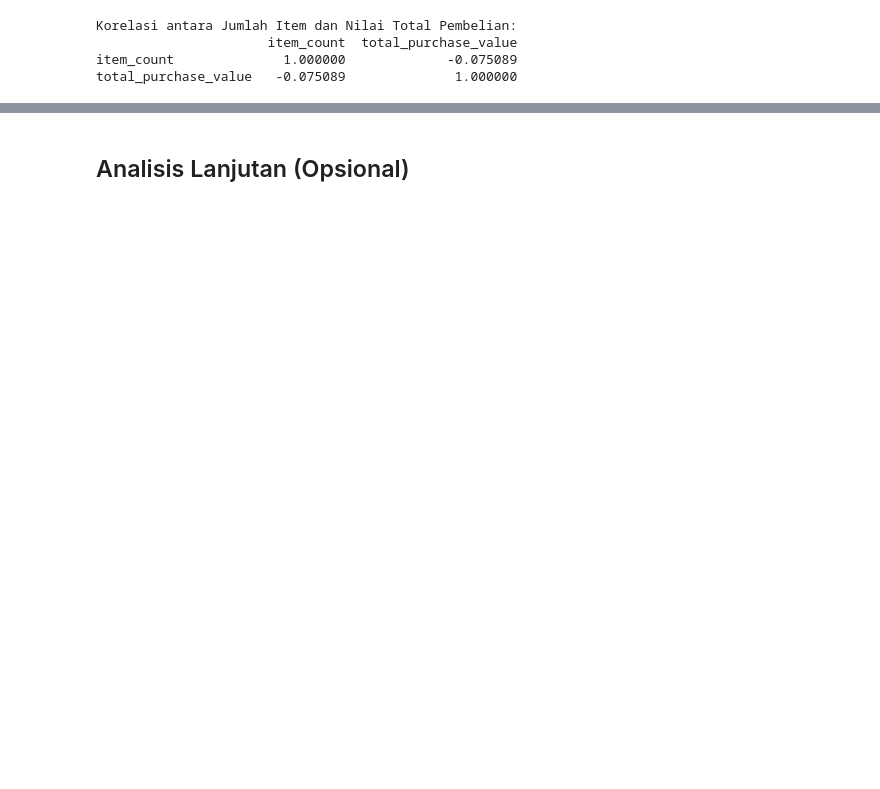
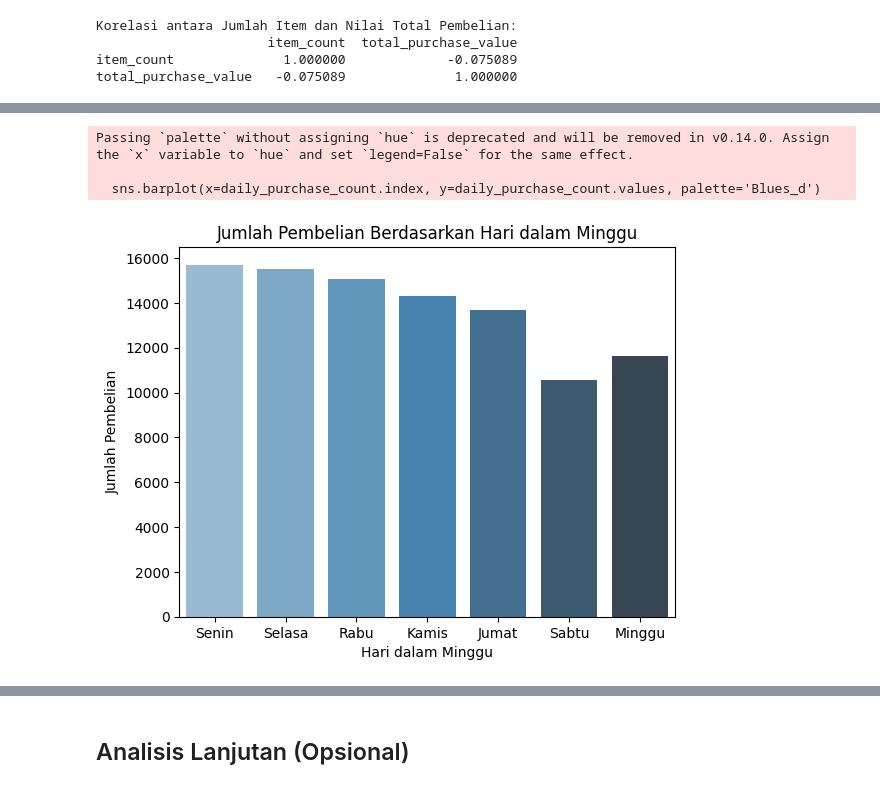
Before and after one commit to LatiefDataVisionary/data-analysis-dicoding-projects, a Jupyter notebook: Proyek_Analisis_Data.ipynb, the cells around one changed output, grey strips where cells are left out. Cells and saved outputs as stored; diff of their text form; code cells hidden in the pictures; blank space fills up the shorter version.

```diff
--- a/Proyek_Analisis_Data.ipynb
+++ b/Proyek_Analisis_Data.ipynb
@@ -698,0 +798,3 @@ Secara ringkas, dapat disimpulkan bahwa ***jumlah item yang dibeli tidak terlalu
+# %%
+# Mengonversi kolom yang sesuai menjadi format datetime
+orders_data['purchase_date'] = pd.to_datetime(orders_data['purchase_date'], errors='coerce')
@@ -698,0 +805,22 @@ Secara ringkas, dapat disimpulkan bahwa ***jumlah item yang dibeli tidak terlalu
+# %%
+# Menambahkan kolom baru untuk 'day', 'month', dan 'year'
+orders_data['day'] = orders_data['purchase_date'].dt.day
+orders_data['month'] = orders_data['purchase_date'].dt.month
+orders_data['year'] = orders_data['purchase_date'].dt.year
+orders_data['weekday'] = orders_data['purchase_date'].dt.weekday  # Senin = 0, Minggu = 6
+# %%
+# Menghitung jumlah pembelian per hari dalam minggu
+daily_purchase_count = orders_data.groupby('weekday').size()
+
+# Plotting data
+sns.barplot(x=daily_purchase_count.index, y=daily_purchase_count.values, palette='Blues_d')
+plt.xlabel('Hari dalam Minggu')
+plt.ylabel('Jumlah Pembelian')
+plt.title('Jumlah Pembelian Berdasarkan Hari dalam Minggu')
+plt.xticks(ticks=range(7), labels=['Senin', 'Selasa', 'Rabu', 'Kamis', 'Jumat', 'Sabtu', 'Minggu'])
+plt.show()
+# %% [output]
+Passing `palette` without assigning `hue` is deprecated and will be removed in v0.14.0. Assign the `x` variable to `hue` and set `legend=False` for the same effect.
+
+  sns.barplot(x=daily_purchase_count.index, y=daily_purchase_count.values, palette='Blues_d')
+[figure, added]
```
Also changed, not shown: parts of 39 cells of this notebook.
